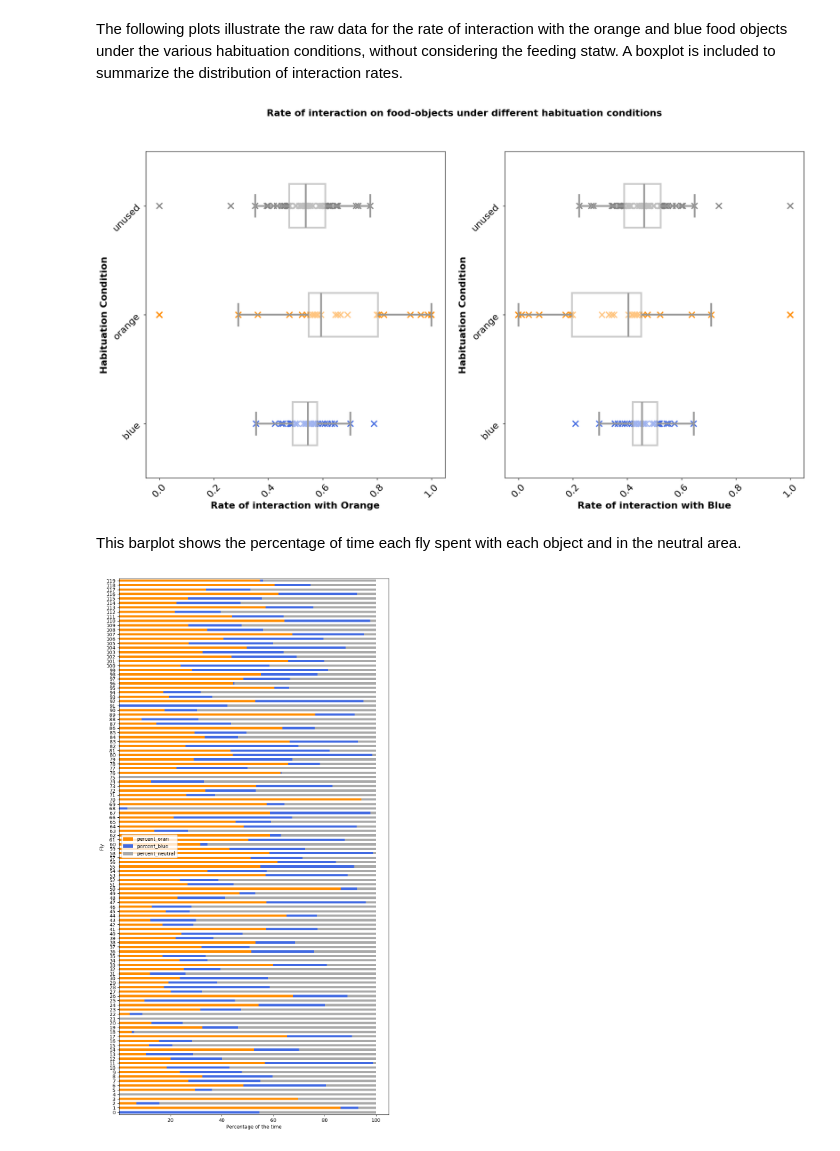
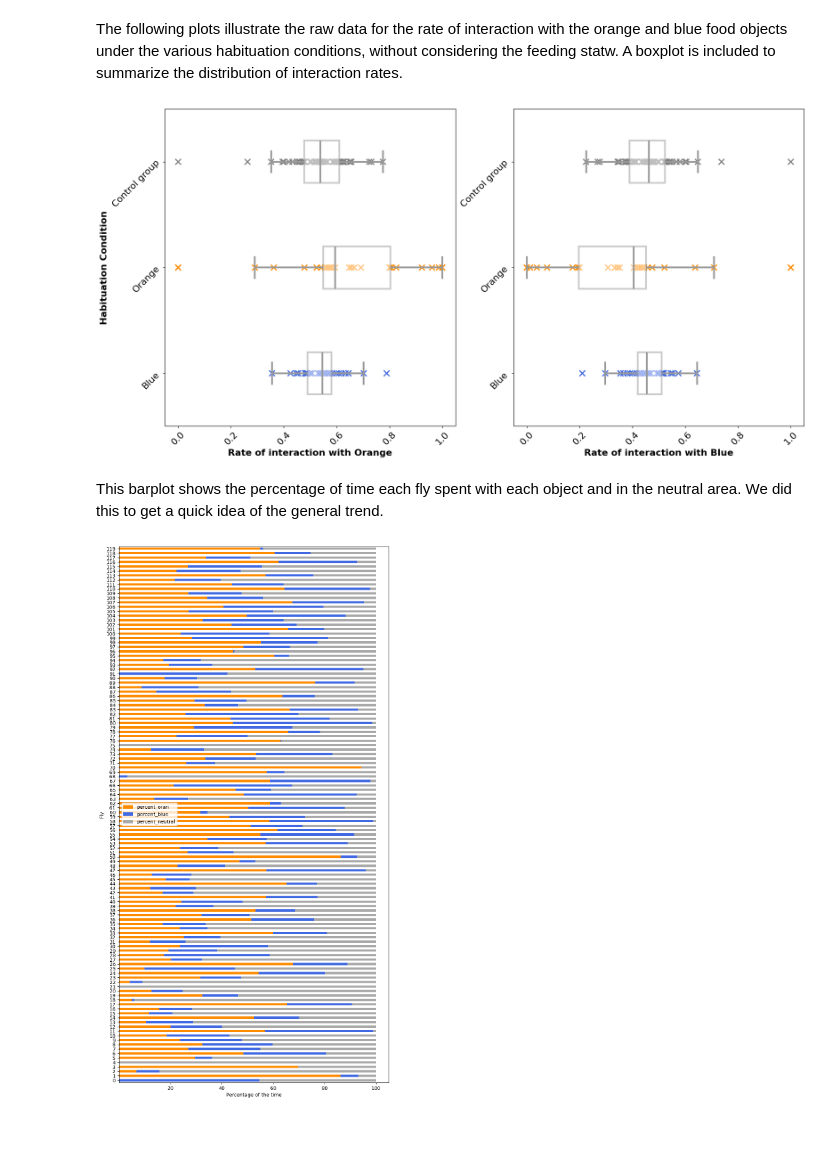
Before and after one commit to NeLy-EPFL/object_preference, a Jupyter notebook: graphs.ipynb, the cells around one changed output. Drawn from its saved outputs; the diff is of its cells as text; code cells hidden in the pictures.

Commit message:
Cleaning, little modifications in barplots

```diff
--- a/graphs.ipynb
+++ b/graphs.ipynb
@@ -226,34 +231,41 @@ The following plots illustrate the raw data for the rate of interaction with the
 # %%
 color_dict = {'orange': 'darkorange', 'blue': 'royalblue', 'unused': 'gray'}
 
 # Create a figure with two subplots
 fig, axs = plt.subplots(1, 2, figsize=(20, 10))
 
 # Add a title to the figure
-fig.suptitle('Rate of interaction on food-objects under different habituation conditions', fontsize=16, weight='bold')
+#fig.suptitle('Rate of interaction on food-objects under different habituation conditions', fontsize=16, weight='bold')
 
 # Plot the scatterplot and boxplot for 'rate_interactions_oran' on the first subplot
 sns.scatterplot(data=df, x='rate_interactions_oran', y='habituation_cond', hue='habituation_cond', palette=color_dict, legend=False, marker='x', linewidth=2, s=100, ax=axs[0])
 sns.boxplot(data=df, x='rate_interactions_oran', y='habituation_cond', color='white', linewidth=3, fliersize=0, boxprops=dict(alpha=0.5), width=0.4, ax=axs[0])
 axs[0].set_xlabel('Rate of interaction with Orange', fontsize=16, weight='bold')
 axs[0].set_ylabel('Habituation Condition', fontsize=16, weight='bold')
 axs[0].tick_params(axis='both', labelsize=16, rotation=45)
+axs[0].set_yticks([0, 1, 2])
+axs[0].set_yticklabels(['Control group', 'Orange', 'Blue'])
+
+
 
 # Plot the scatterplot and boxplot for 'rate_interactions_blue' on the second subplot
 sns.scatterplot(data=df, x='rate_interactions_blue', y='habituation_cond', hue='habituation_cond', palette=color_dict, legend=False, marker='x', linewidth=2, s=100, ax=axs[1])
 sns.boxplot(data=df, x='rate_interactions_blue', y='habituation_cond', color='white', linewidth=3, fliersize=0, boxprops=dict(alpha=0.5), width=0.4, ax=axs[1])
 axs[1].set_xlabel('Rate of interaction with Blue', fontsize=16, weight='bold')
 axs[1].set_ylabel('Habituation Condition', fontsize=16, weight='bold')
 axs[1].tick_params(axis='both', labelsize=16, rotation=45)
+axs[1].set_yticks([0, 1, 2])
+axs[1].set_yticklabels(['Control group', 'Orange', 'Blue'])
+axs[1].set_ylabel('')
 
 # Add space between the subplots
 plt.subplots_adjust(wspace=0.2)
 
 plt.show()
 # %% [output]
-[figure, old version]
+[figure, new version]
 # %% [markdown]
-This barplot shows the percentage of time each fly spent with each object and in the neutral area.
+This barplot shows the percentage of time each fly spent with each object and in the neutral area. We did this to get a quick idea of the general trend.
 # %%
 # Calculate the total time for each row
 df['total_time'] = df['tot_time_oran'] + df['tot_time_blue'] + df['tot_time_neutral']
```
Also changed, not shown: parts of 4 cells of this notebook.
